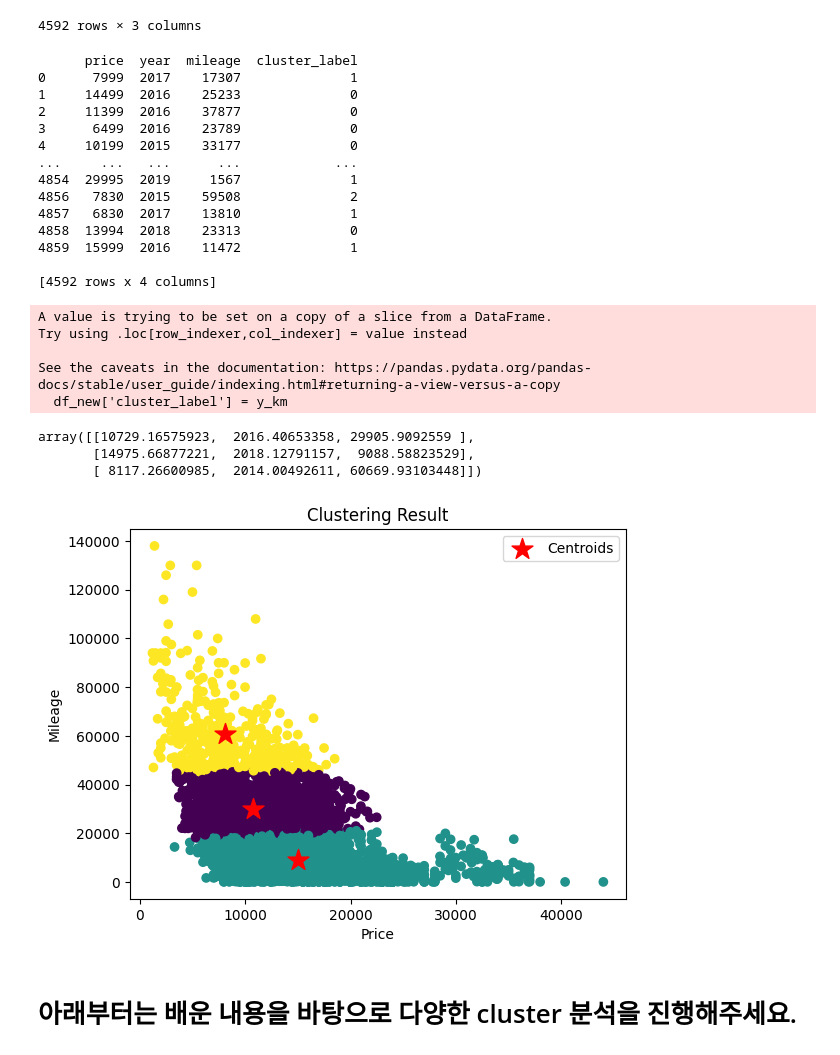
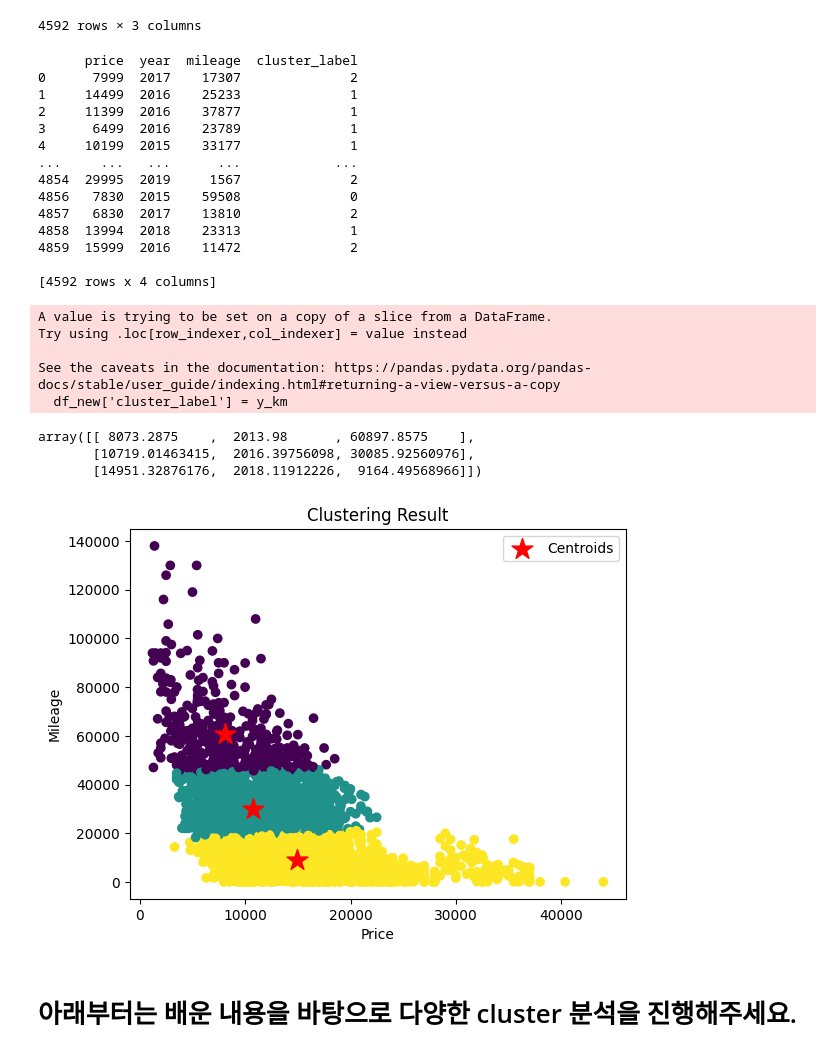
Before and after one commit to Meonu/AI-Bigdata-Study, a Jupyter notebook: Quiz/9. 김연우 - (과제_문제)비지도학습_현대중고차.ipynb, the cells around one changed output. Saved outputs shown, nothing was run; the diff lists cells and outputs as text; code cells hidden in the pictures.

```diff
--- a/Quiz/9. 김연우 - (과제_문제)비지도학습_현대중고차.ipynb
+++ b/Quiz/9. 김연우 - (과제_문제)비지도학습_현대중고차.ipynb
@@ -8,7 +8,7 @@
 import numpy as np
 import pandas as pd
 # %%
-df = pd.read_csv('/content/hyundi_preprocessed.csv', index_col=0)
+df = pd.read_csv('./9.0 hyundi_preprocessed.csv', index_col=0)
 # %%
 df
 # %% [output]
@@ -53,30 +53,34 @@ df_new
 from sklearn.cluster import KMeans
 
 # KMeans 클러스터링 모델 생성
-km = KMeans(###### 여기에 적절한 값을 넣어주세요.
-
-
-                    )
+km = KMeans(
+    n_clusters=3,
+    init="random",
+    n_init=10,
+    max_iter=1000,
+    tol=1e-5,
+    random_state=1234
+)
 
 # 클러스터링 수행
-y_km = km.********(df_new) # ****부분을 적절한 값으로 교체해주세ㅛㅇ.
+y_km = km.fit_predict(df_new) # ****부분을 적절한 값으로 교체해주세ㅛㅇ.
 
 # 클러스터링 결과 출력
 df_new['cluster_label'] = y_km
 print(df_new)
 # %% [output]
       price  year  mileage  cluster_label
-0      7999  2017    17307              1
-1     14499  2016    25233              0
-2     11399  2016    37877              0
-3      6499  2016    23789              0
-4     10199  2015    33177              0
+0      7999  2017    17307              2
+1     14499  2016    25233              1
+2     11399  2016    37877              1
+3      6499  2016    23789              1
+4     10199  2015    33177              1
 ...     ...   ...      ...            ...
-4854  29995  2019     1567              1
-4856   7830  2015    59508              2
-4857   6830  2017    13810              1
-4858  13994  2018    23313              0
-4859  15999  2016    11472              1
+4854  29995  2019     1567              2
+4856   7830  2015    59508              0
+4857   6830  2017    13810              2
+4858  13994  2018    23313              1
+4859  15999  2016    11472              2
 
 [4592 rows x 4 columns]
 A value is trying to be set on a copy of a slice from a DataFrame.
@@ -86,29 +90,29 @@ See the caveats in the documentation: https://pandas.pydata.org/pandas-docs/stab
   df_new['cluster_label'] = y_km
 # %%
 # 클러스터 중심점 확인
-centers = km.*********  # 중심을 확인하는 코드를 넣어주세요
+centers = km.cluster_centers_  # 중심을 확인하는 코드를 넣어주세요
 
 centers
 # %% [output]
-array([[10729.16575923,  2016.40653358, 29905.9092559 ],
-       [14975.66877221,  2018.12791157,  9088.58823529],
-       [ 8117.26600985,  2014.00492611, 60669.93103448]])
+array([[ 8073.2875    ,  2013.98      , 60897.8575    ],
+       [10719.01463415,  2016.39756098, 30085.92560976],
+       [14951.32876176,  2018.11912226,  9164.49568966]])
 # %%
 # 클러스터링 결과 시각화
 import matplotlib.pyplot as plt
 
 # 4800여개의 데이터를 점 찍는 작업입니다.
-plt.scatter(x =    , y =    , c=y_km, cmap='viridis')  # x, y, c에 값을 집어넣어주세요
+plt.scatter(x =  df_new['price'] , y = df_new['mileage']   , c=y_km, cmap='viridis')  # x, y, c에 값을 집어넣어주세요
 
 # 각 cluster의 중심을 점 찍는 작업입니다.
-plt.scatter(x=    , y=   , marker='*', s=250, color='red', label='Centroids') # x,y에 값을 집어넣어주세요
+plt.scatter(x=  centers[:,:1] , y= centers[:,2:] , marker='*', s=250, color='red', label='Centroids') # x,y에 값을 집어넣어주세요
 
 plt.xlabel('Price')
 plt.ylabel('Mileage')
 plt.title('Clustering Result')
 plt.legend()
 plt.show()
 # %% [output]
-[figure, old version]
+[figure, new version]
 # %% [markdown]
 # 아래부터는 배운 내용을 바탕으로 다양한 cluster 분석을 진행해주세요.
```
Also changed, not shown: parts of 4 cells of this notebook.
